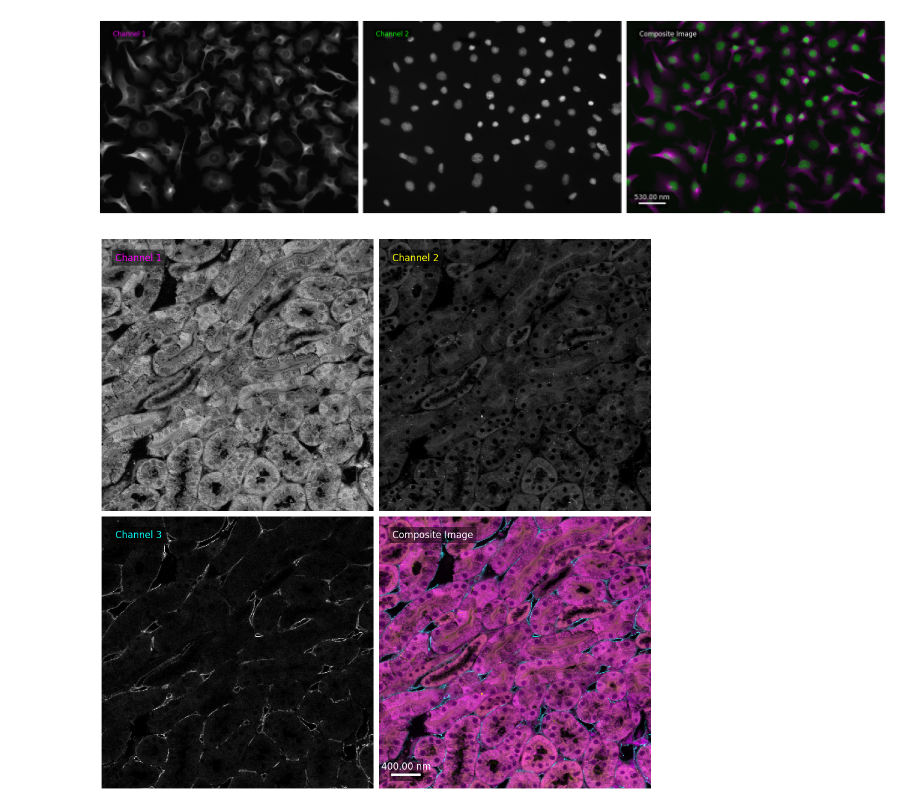
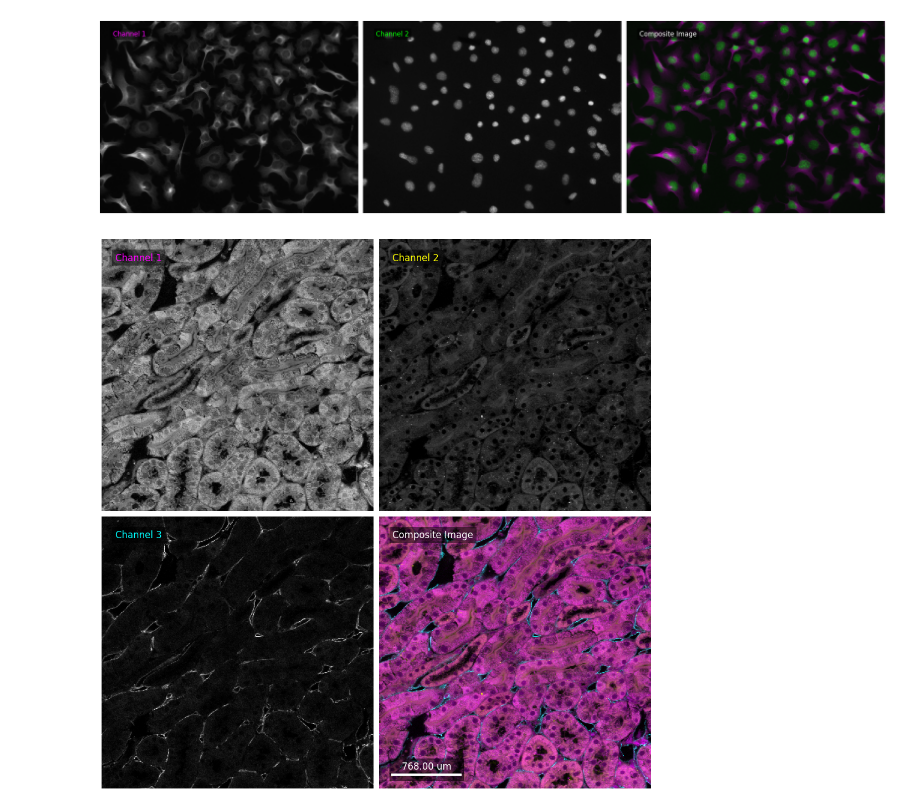
Before and after one commit to antoineruzette/LUTiPy, a Jupyter notebook: examples/example-use.ipynb, the cells around one changed output. Cells and saved outputs as stored; diff of their text form; code cells hidden in the pictures.

```diff
--- a/examples/example-use.ipynb
+++ b/examples/example-use.ipynb
@@ -4,16 +4,16 @@ import lutipy.data as data
 # %%
 image = data.cells()
 
 # Create a LUTiPy object
-lutipy = LUTiPy(layout="horizontal")
+lutipy = LUTiPy(layout="horizontal", pixel_size="0.31 nm", scale_length=0.25)
 lutipy.process_image(image)
 # %% [output]
-[figure, old version]
+[figure, new version]
 # %%
 image = data.nori()
 
 # Create a LUTiPy object
-lutipy = LUTiPy(layout="grid")
+lutipy = LUTiPy(layout="grid", pixel_size="3 um", scalebar=True)
 lutipy.process_image(image)
 # %% [output]
-[figure, old version]
+[figure, new version]
```
Also changed, not shown: 3 other files.
